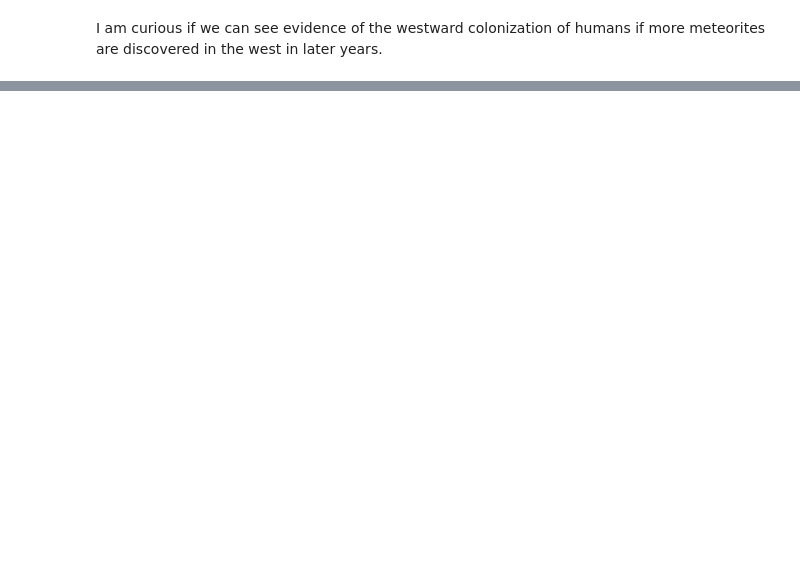
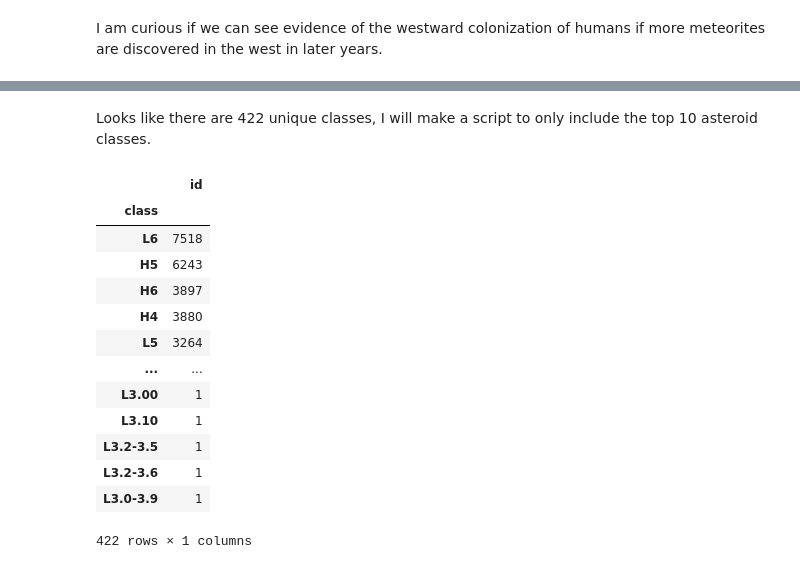
Before and after one commit to ubco-W2020WT1-data301/course-project-solo_311, a Jupyter notebook: analysis/EDA_milestone2.ipynb, the cells around one changed output, grey strips where cells are left out. Cells and saved outputs as stored; diff of their text form; code cells hidden in the pictures; blank space fills up the shorter version.

```diff
--- a/analysis/EDA_milestone2.ipynb
+++ b/analysis/EDA_milestone2.ipynb
@@ -143,0 +160,20 @@ MemoryError: Unable to allocate array with shape (1, 38100) and data type float6
+# %% [markdown]
+Looks like there are 422 unique classes, I will make a script to only include the top 10 asteroid classes.
+# %%
+df_classcount = df[["id",'class']].groupby(['class']).count().sort_values(by="id",ascending=False)
+df_classcount
+# %% [output]
+|  | id |
+| class |  |
+| L6 | 7518 |
+| H5 | 6243 |
+| H6 | 3897 |
+| H4 | 3880 |
+| L5 | 3264 |
+| ... | ... |
+| L3.00 | 1 |
+| L3.10 | 1 |
+| L3.2-3.5 | 1 |
+| L3.2-3.6 | 1 |
+| L3.0-3.9 | 1 |
+422 rows × 1 columns
```
Also changed, not shown: parts of 12 cells of this notebook, 5 other files.
